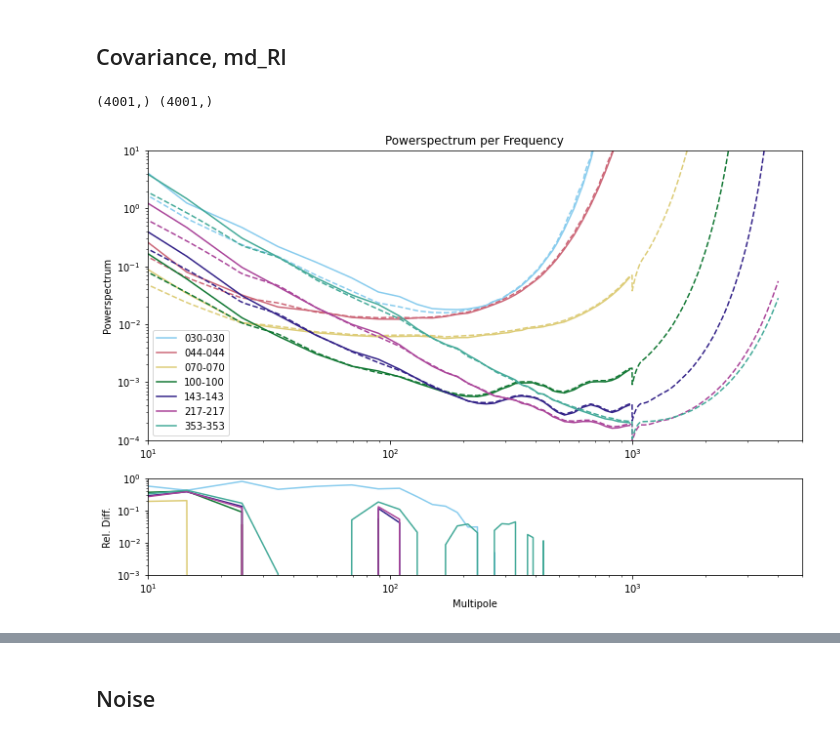
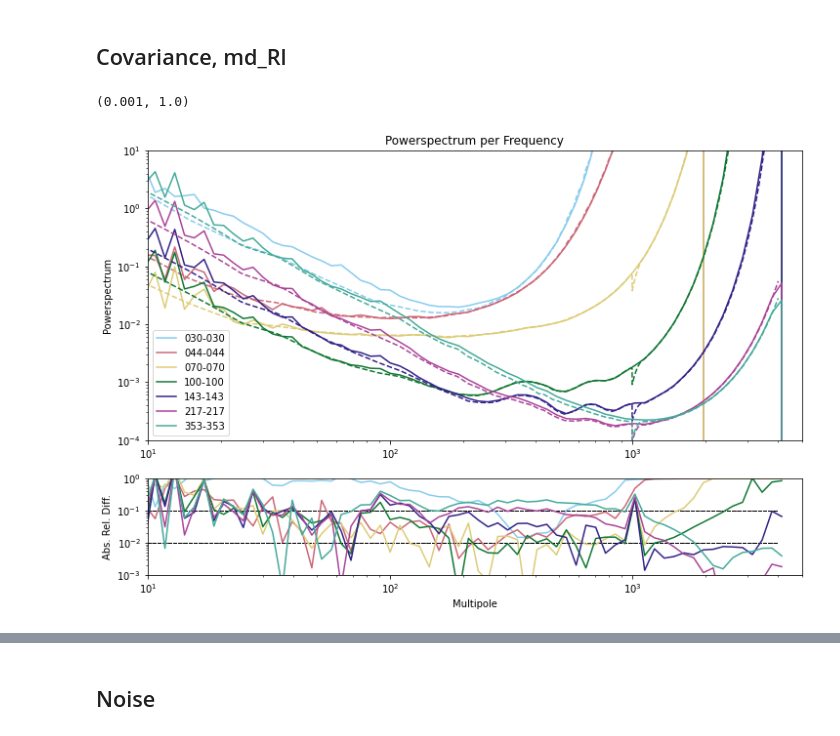
Before and after one commit to Sebastian-Belkner/component_separation, a Jupyter notebook: notebooks/Compare to Maude-DX12.ipynb, the cells around one changed output, grey strips where cells are left out. Cells and saved outputs as stored; diff of their text form; code cells hidden in the pictures.

```diff
--- a/notebooks/Compare to Maude-DX12.ipynb
+++ b/notebooks/Compare to Maude-DX12.ipynb
@@ -130,40 +135,44 @@ md_bins = np.loadtxt("/global/homes/s/sebibel/data/maude/bins.txt")
 # %%
 from scipy.signal import savgol_filter as sf
 # ax = plt.figure(constrained_layout=True).subplots(2,1, sharex=True)
 plt.figure(figsize=(12,8))
-print(md_Rl[0,0,:].shape, cov_ltotEE[0,0,:4001].shape)
 gs = gridspec.GridSpec(2, 1, height_ratios=[3,1])
 ax0 = plt.subplot(gs[0])
 ax1 = plt.subplot(gs[1])
+lspc = np.logspace(0,4, 100)
+lsbins = lspc[:-1]
+rsbins = lspc[1:]
+logbins = np.array([[n,m] for n,m in zip(lsbins, rsbins)])
 for n in range(0,md_P.shape[0]):
     for m in range(0,md_P.shape[0]):
         if n == m:
-            ax0.plot(np.mean(bins, axis=1), hpf.bin_it1D(np.nan_to_num(cov_ltotEE[n,m,:4001]),bins=bins), color=colors[n], label="{}-{}".format(csu.PLANCKMAPFREQ[n],csu.PLANCKMAPFREQ[m]))
-            # ax0.plot(sf(np.nan_to_num(cov_ltotEE[n,m,:4001]),9,2), color=colors[n], label="{}-{}".format(csu.PLANCKMAPFREQ[n],csu.PLANCKMAPFREQ[m]))
+            ax0.plot(np.mean(logbins, axis=1), hpf.bin_it1D(covl_tot[EEBB, n,m,:4001]*1e12,bins=logbins), color=colors[n], label="{}-{}".format(csu.PLANCKMAPFREQ[n],csu.PLANCKMAPFREQ[m]))
+            # ax0.plot(covl_tot[EEBB,n,m,:4001]*1e12, color=colors[n], label="{}-{}".format(csu.PLANCKMAPFREQ[n],csu.PLANCKMAPFREQ[m]))
             ax0.plot(md_Rl[n,m,:]*1e6/beam5**2, color=colors[m], ls= '--')
 
             buff = (
-                hpf.bin_it1D(np.nan_to_num(cov_ltotEE[n,m,:4001]),bins=bins)-hpf.bin_it1D(md_Rl[n,m,:]*1e6/beam5**2,bins=bins)
+                hpf.bin_it1D(covl_tot[EEBB,n,m,:4001]*1e12,bins=logbins)-hpf.bin_it1D(md_Rl[n,m,:]*1e6/beam5**2,bins=logbins)
             )/(
-                hpf.bin_it1D(md_Rl[n,m,:]*1e6/beam5**2, bins=bins)
+                hpf.bin_it1D(md_Rl[n,m,:]*1e6/beam5**2, bins=logbins)
             )
-            buff[np.isnan(buff)] = 1e-6
-            # buff[buff<0] = 1e-3
-            ax1.plot(np.mean(bins, axis=1), buff, color=colors[n], label="{}-{}".format(csu.PLANCKMAPFREQ[n],csu.PLANCKMAPFREQ[m]))
+            ax1.plot(np.mean(logbins, axis=1), np.abs(buff), color=colors[n], label="{}-{}".format(csu.PLANCKMAPFREQ[n],csu.PLANCKMAPFREQ[m]))
+            ax1.hlines(1e-1,0,4000, color='black', ls = '--', lw=1)
+            ax1.hlines(1e-2,0,4000, color='black', ls = '--', lw=1)
 
 ax0.legend()
 ax0.set_yscale('log')
 ax0.set_xscale('log')
 ax0.set_xlim((1e1,5e3))
 ax0.set_ylim((1e-4,1e1))
 ax0.set_title('Powerspectrum per Frequency')
+ax0.set_ylabel('Powerspectrum')
+
 ax1.set_xlabel('Multipole')
-ax0.set_ylabel('Powerspectrum')
-ax1.set_ylabel('Rel. Diff.')
-ax1.set_ylim((1e-3,1e0))
-ax1.set_xlim((1e1,5e3))
+ax1.set_ylabel('Abs. Rel. Diff.')
 ax1.set_xscale('log')
 ax1.set_yscale('log')
+ax1.set_xlim((1e1,5e3))
+ax1.set_ylim((1e-3,1e0))
 # %% [output]
-(4001,) (4001,)
+(0.001, 1.0)
-[figure, old version]
+[figure, new version]
```
Also changed, not shown: parts of 32 cells of this notebook, 19 other files.
